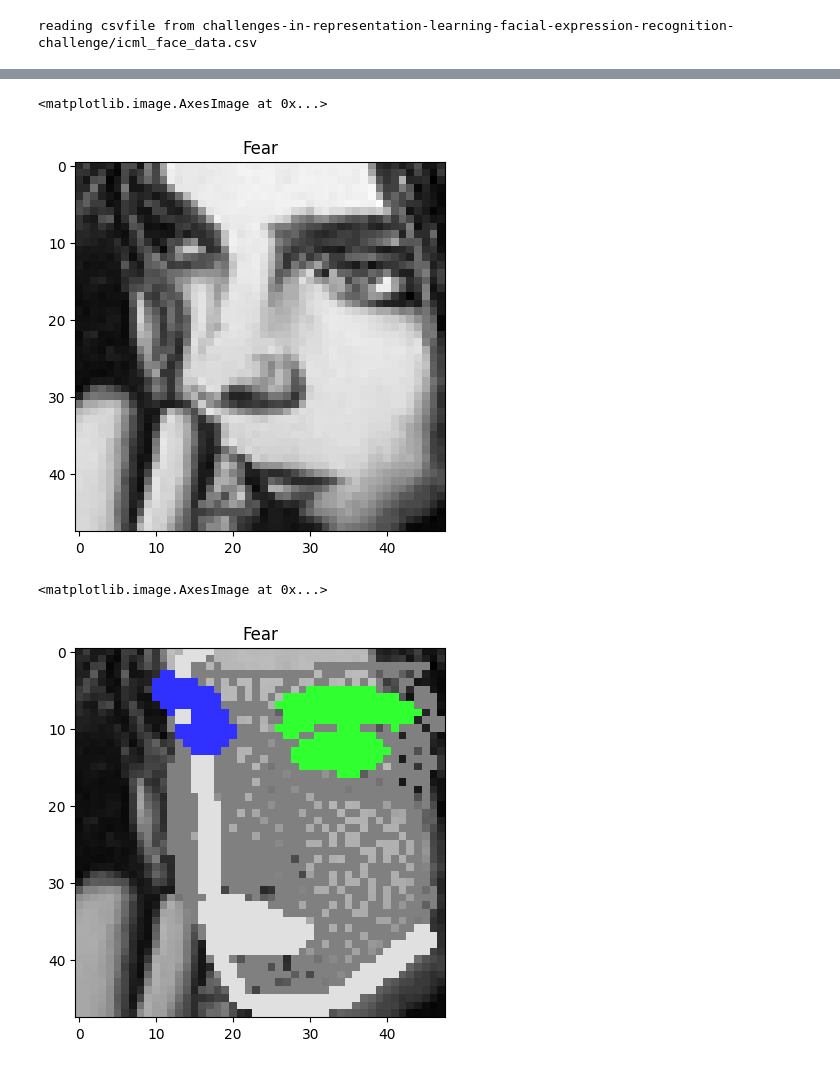
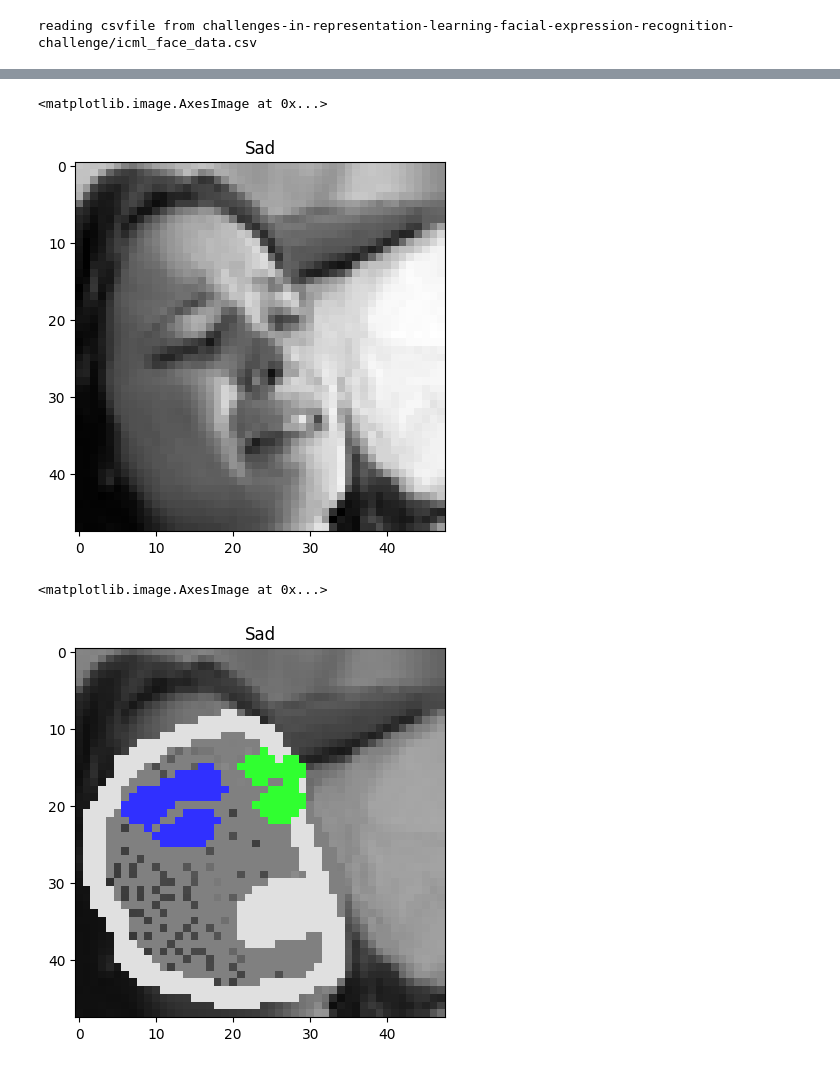
Before and after one commit to northnpk/FaceMeshEmotions, a Jupyter notebook: FERplusExplore.ipynb, the cells around one changed output, grey strips where cells are left out. Cells and saved outputs as stored; diff of their text form; code cells hidden in the pictures.

```diff
--- a/FERplusExplore.ipynb
+++ b/FERplusExplore.ipynb
@@ -11,9 +11,13 @@ data = preprocess.FERdata(
 # %% [output]
 reading csvfile from challenges-in-representation-learning-facial-expression-recognition-challenge/icml_face_data.csv
 # %%
+# result = data.get_df(mode='GNN',
+#                      sample=True,
+#                      sample_size=100,
+#                      drawlandmarks=True,
+#                      with_img=True)
+
 result = data.get_df(mode='GNN',
-                     sample=True,
-                     sample_size=100,
                      drawlandmarks=True,
                      with_img=True)
 # %% [output]
@@ -69,9 +68,12 @@ img = sample['img']
 # %%
+sample = result.iloc[60]
+label = FERclassName[sample['target']]
+img = sample['img']
 plt.title(label)
 plt.imshow(img, cmap='gray')
 # %% [output]
 <matplotlib.image.AxesImage at 0x...>
-[figure, old version]
+[figure, new version]
 # %%
 mesh_img = sample['draw_img']
 # %%
@@ -79,7 +81,7 @@ plt.title(label)
 plt.imshow(mesh_img)
 # %% [output]
 <matplotlib.image.AxesImage at 0x...>
-[figure, old version]
+[figure, new version]
 # %%
 mesh = sample['feature']
 # %%
```
Also changed, not shown: parts of 15 cells of this notebook, 3 other files.
